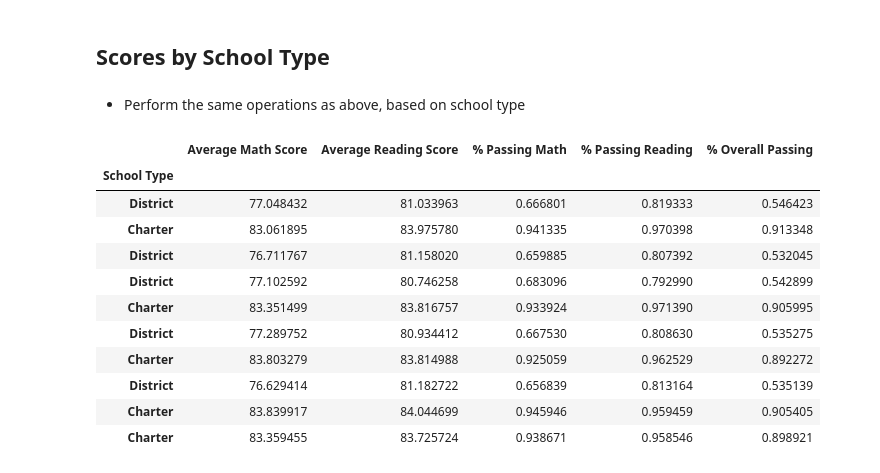
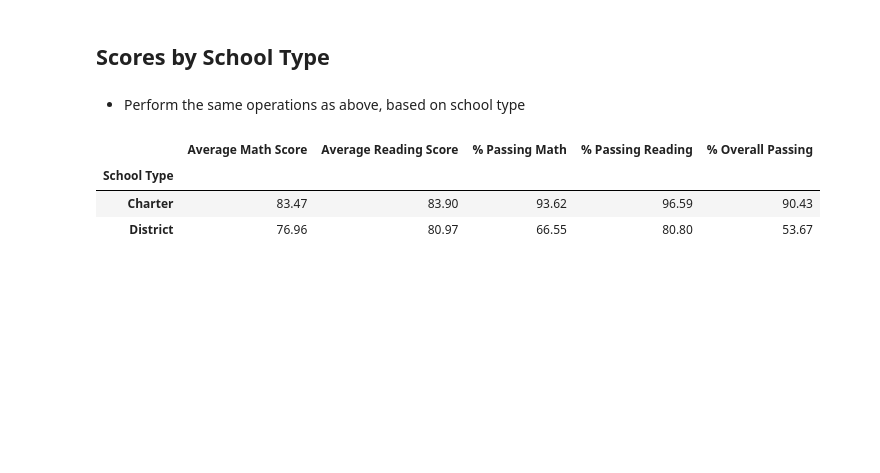
Before and after one commit to KholiswaT/PyCitySchools, a Jupyter notebook: PyCitySchools.ipynb, the cells around one changed output. Drawn from its saved outputs; the diff is of its cells as text; code cells hidden in the pictures; blank space fills up the shorter version.

```diff
--- a/PyCitySchools.ipynb
+++ b/PyCitySchools.ipynb
@@ -374,22 +392,31 @@ updatedsize.head()
 ## Scores by School Type
 # %% [markdown]
 * Perform the same operations as above, based on school type
-# %%
-spendrangecuts = spendrange.drop(["Total Students", "Total School Budget", "Per School Budget","Spending Ranges (per Student)",
-                                 "Spending Ranges (per Student)", "School Size"], axis = 1)
-updated_type = spendrangecuts.set_index("School Type").groupby("School Type")
-
-updated_type.head()
-# %% [output]
-|  | Average Math Score | Average Reading Score | % Passing Math | % Passing Reading | % Overall Passing |
-| School Type |  |  |  |  |  |
-| District | 77.048432 | 81.033963 | 0.666801 | 0.819333 | 0.546423 |
-| Charter | 83.061895 | 83.975780 | 0.941335 | 0.970398 | 0.913348 |
-| District | 76.711767 | 81.158020 | 0.659885 | 0.807392 | 0.532045 |
-| District | 77.102592 | 80.746258 | 0.683096 | 0.792990 | 0.542899 |
-| Charter | 83.351499 | 83.816757 | 0.933924 | 0.971390 | 0.905995 |
-| District | 77.289752 | 80.934412 | 0.667530 | 0.808630 | 0.535275 |
-| Charter | 83.803279 | 83.814988 | 0.925059 | 0.962529 | 0.892272 |
-| District | 76.629414 | 81.182722 | 0.656839 | 0.813164 | 0.535139 |
-| Charter | 83.839917 | 84.044699 | 0.945946 | 0.959459 | 0.905405 |
-| Charter | 83.359455 | 83.725724 | 0.938671 | 0.958546 | 0.898921 |
+# %%
+spendrangecuts = spendrange.drop(["Total Students", "Total School Budget", "Per School Budget","Spending Ranges (per Student)",
+                                 "Spending Ranges (per Student)", "School Size"], axis = 1)
+updated_type = spendrangecuts
+
+typemath  = updated_type.groupby(["School Type"]).mean()["Average Math Score "]
+
+typeread = updated_type.groupby(["School Type"]).mean()["Average Reading Score"]
+
+mathpercenttype = updated_type.groupby(["School Type"]).mean()["% Passing Math"]
+
+readpercenttype = updated_type.groupby(["School Type"]).mean()["% Passing Reading"]
+
+overalltype = updated_type.groupby(["School Type"]).mean()["% Overall Passing"]
+
+
+newtype = pd.DataFrame ({"Average Math Score": round(typemath,2),
+                         "Average Reading Score": round(typeread,2),
+                         "% Passing Math": round(mathpercenttype * 100 ,2),
+                         "% Passing Reading": round(readpercenttype * 100, 2),
+                         "% Overall Passing": round(overalltype * 100,2)})
+
+newtype.head()
+# %% [output]
+|  | Average Math Score | Average Reading Score | % Passing Math | % Passing Reading | % Overall Passing |
+| School Type |  |  |  |  |  |
+| Charter | 83.47 | 83.90 | 93.62 | 96.59 | 90.43 |
+| District | 76.96 | 80.97 | 66.55 | 80.80 | 53.67 |
```
Also changed, not shown: parts of 2 cells of this notebook.
